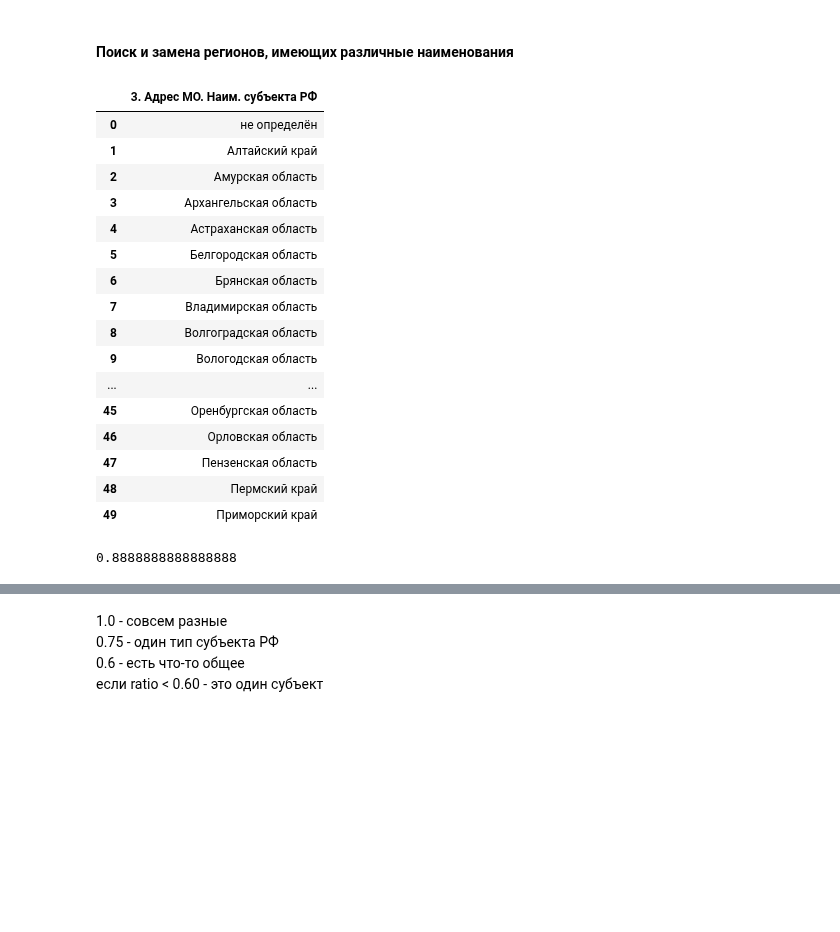
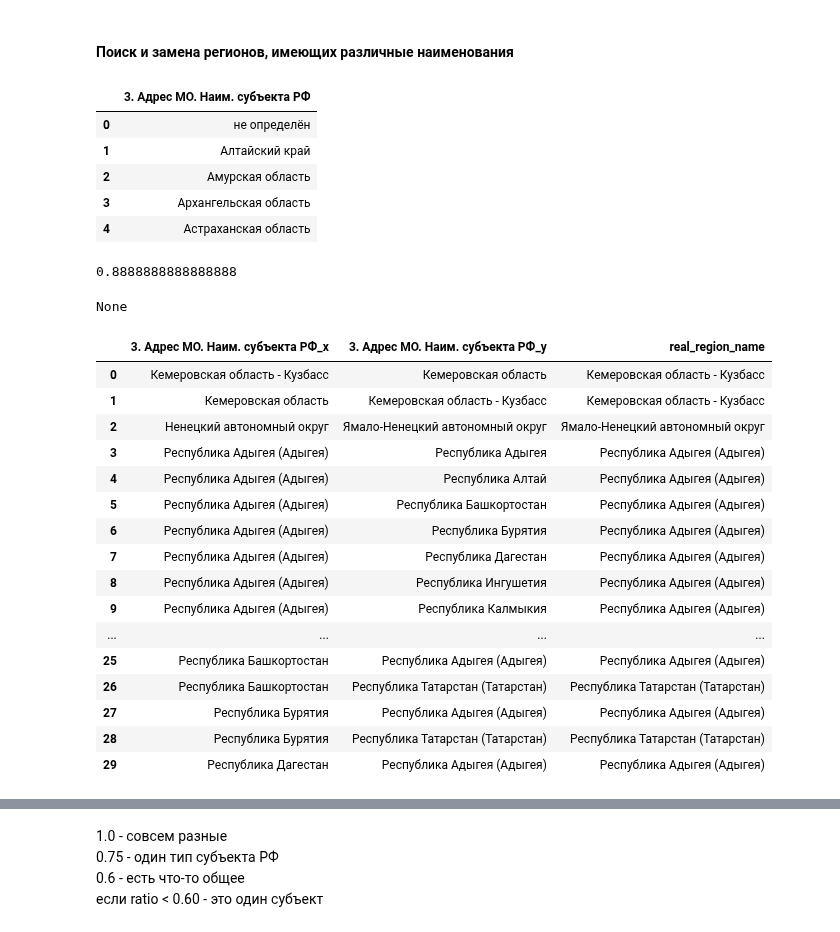
Before and after one commit to s-eremeev/eremeev, a Jupyter notebook: work/scripts/personal.ipynb, the cells around one changed output, grey strips where cells are left out. Cells and saved outputs as stored; diff of their text form; code cells hidden in the pictures; blank space fills up the shorter version.

```diff
--- a/work/scripts/personal.ipynb
+++ b/work/scripts/personal.ipynb
@@ -41,25 +41,14 @@ df_dt['3. Адрес МО. Наим. субъекта РФ'] = df_dt['3. Адр
 # %%
 df_regions = pd.DataFrame(df_dt['3. Адрес МО. Наим. субъекта РФ']).drop_duplicates().reset_index(drop=True)
 # %%
-df_regions.head(50)
+df_regions.head(5)
 # %% [output]
 |  | 3. Адрес МО. Наим. субъекта РФ |
 | 0 | не определён |
 | 1 | Алтайский край |
 | 2 | Амурская область |
 | 3 | Архангельская область |
 | 4 | Астраханская область |
-| 5 | Белгородская область |
-| 6 | Брянская область |
-| 7 | Владимирская область |
-| 8 | Волгоградская область |
-| 9 | Вологодская область |
-| ... | ... |
-| 45 | Оренбургская область |
-| 46 | Орловская область |
-| 47 | Пензенская область |
-| 48 | Пермский край |
-| 49 | Приморский край |
 # %%
 # сравнение текстов - не поможет, к сожалению
 import difflib
@@ -70,12 +59,11 @@ def similarity(s1, s2):
   normalized2 = s2.lower()
   matcher = difflib.SequenceMatcher(None, normalized1, normalized2)
   return matcher.ratio()
+s1 = 'Краснодартский край'
+s2 = 'Красноярский край'
+print(similarity(s1, s2))
+# %% [output]
+0.8888888888888888
-# %%
-s1 = 'Краснодартский край'
-s2 = 'Красноярский край'
-print(similarity(s1, s2))
-# %% [output]
-0.8888888888888888
 # %%
 def words(string):
     """преобразование строки в список, элементами которого являются
@@ -97,3 +90,35 @@ result_2 = words(s_2)
+# %%
+# s_1 = 'Ханты-Мансийский автономный округ - Югра'
+# s_2 = 'Ханты-Мансийский автономный округ -Югра'
+s_1 = 'Республика Адыгея'
+s_2 = 'Республика Татарстан (Татарстан)'
+res = region_name (s_1, s_2)
+print(res)
+# %% [output]
+None
+# %%
+df_crossregions = pd.merge(df_regions, df_regions, how='cross')
+df_crossregions['real_region_name'] = df_crossregions.apply(lambda row: region_name(row['3. Адрес МО. Наим. субъекта РФ_x'], row['3. Адрес МО. Наим. субъекта РФ_y']), axis= 1)
+df_realregions = df_crossregions.dropna().reset_index(drop=True)
+df_realregions.head(30)
+# %% [output]
+|  | 3. Адрес МО. Наим. субъекта РФ_x | 3. Адрес МО. Наим. субъекта РФ_y | real_region_name |
+| 0 | Кемеровская область - Кузбасс | Кемеровская область | Кемеровская область - Кузбасс |
+| 1 | Кемеровская область | Кемеровская область - Кузбасс | Кемеровская область - Кузбасс |
+| 2 | Ненецкий автономный округ | Ямало-Ненецкий автономный округ | Ямало-Ненецкий автономный округ |
+| 3 | Республика Адыгея (Адыгея) | Республика Адыгея | Республика Адыгея (Адыгея) |
+| 4 | Республика Адыгея (Адыгея) | Республика Алтай | Республика Адыгея (Адыгея) |
+| 5 | Республика Адыгея (Адыгея) | Республика Башкортостан | Республика Адыгея (Адыгея) |
+| 6 | Республика Адыгея (Адыгея) | Республика Бурятия | Республика Адыгея (Адыгея) |
+| 7 | Республика Адыгея (Адыгея) | Республика Дагестан | Республика Адыгея (Адыгея) |
+| 8 | Республика Адыгея (Адыгея) | Республика Ингушетия | Республика Адыгея (Адыгея) |
+| 9 | Республика Адыгея (Адыгея) | Республика Калмыкия | Республика Адыгея (Адыгея) |
+| ... | ... | ... | ... |
+| 25 | Республика Башкортостан | Республика Адыгея (Адыгея) | Республика Адыгея (Адыгея) |
+| 26 | Республика Башкортостан | Республика Татарстан (Татарстан) | Республика Татарстан (Татарстан) |
+| 27 | Республика Бурятия | Республика Адыгея (Адыгея) | Республика Адыгея (Адыгея) |
+| 28 | Республика Бурятия | Республика Татарстан (Татарстан) | Республика Татарстан (Татарстан) |
+| 29 | Республика Дагестан | Республика Адыгея (Адыгея) | Республика Адыгея (Адыгея) |
 # %%
 lst = result_1 + result_2
 ratio = len(set(lst))/len(lst)
```
Also changed, not shown: parts of 5 cells of this notebook.
